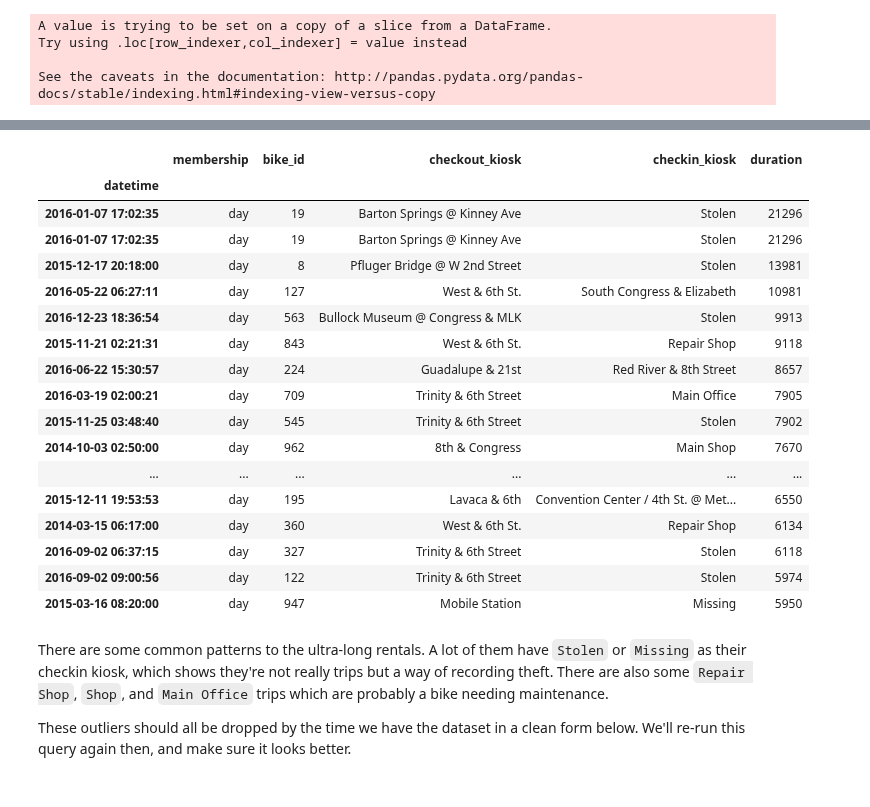
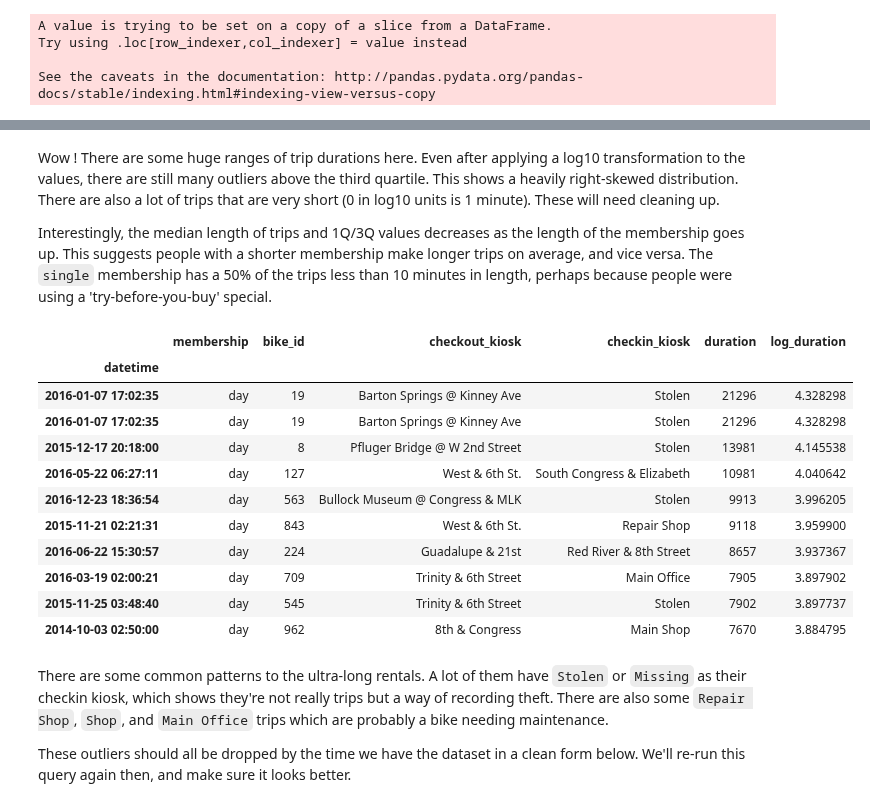
Before and after one commit to timgasser/bcycle-austin, a Jupyter notebook: notebooks/bcycle_all_data_eda.ipynb, the cells around one changed output, grey strips where cells are left out. Drawn from its saved outputs; the diff is of its cells as text; code cells hidden in the pictures.

Commit message:
Finished the data cleaning and EDA notebook.

```diff
--- a/notebooks/bcycle_all_data_eda.ipynb
+++ b/notebooks/bcycle_all_data_eda.ipynb
@@ -231,0 +218,29 @@ Wow ! Those are some long trips. There are some huge outliers here we need to re
+# %%
+# Show histogram of trip duration by membership type
+# g = sns.FacetGrid(trip_df, row='membership', sharey=False, sharex=False, margin_titles=True, size=4)
+# g.map(plt.hist, 'duration')
+trip_df
+
+membership_order = ['single', 'day', 'weekend', 'week', 'month', 'semester', 'year', 'triannual']
+
+def plot_boxplot(df, order, x, y, figsize, title, xlabel, ylabel):
+    '''Plots a boxplot using given '''
+    fig, ax = plt.subplots(1,1, figsize=figsize)
+    ax = sns.boxplot(data=df, x=x, y=y, order=order)
+    ax.set_xlabel(xlabel, fontdict={'size' : 14})
+    ax.set_ylabel(ylabel, fontdict={'size' : 14})
+    ax.set_title(title, fontdict={'size' : 18})
+    ax.tick_params(axis='x', labelsize=14)
+    ax.tick_params(axis='y', labelsize=14)
+    ttl = ax.title
+    ttl.set_position([.5, 1.02])
+
+# Log-transform the durations to compress range
+trip_df['log_duration'] = trip_df['duration'].apply(np.log10)
+plot_boxplot(trip_df, order=membership_order, x='membership', y='log_duration', figsize=(20,10),
+            title='Trip duration by membership type', xlabel='Membership', ylabel='Trip duration (log10 minutes)')
+# sns.boxplot(data=trip_df, x='membership', y='duration')
+
+# g = sns.FacetGrid(tips, row="sex", col="time", margin_titles=True)
+# bins = np.linspace(0, 60, 13)
+# g.map(plt.hist, "total_bill", color="steelblue", bins=bins, lw=0)
@@ -232,25 +249,23 @@ Wow ! Those are some long trips. There are some huge outliers here we need to re
+# %% [markdown]
+Wow ! There are some huge ranges of trip durations here. Even after applying a log10 transformation to the values, there are still many outliers above the third quartile. This shows a heavily right-skewed distribution. There are also a lot of trips that are very short (0 in log10 units is 1 minute). These will need cleaning up.
+
+Interestingly, the median length of trips and 1Q/3Q values decreases as the length of the membership goes up. This suggests people with a shorter membership make longer trips on average, and vice versa. The `single` membership has a 50% of the trips less than 10 minutes in length, perhaps because people were using a 'try-before-you-buy' special.
 # %%
-# Show the 20 longest trips
-trip_df.sort_values('duration', ascending=False).head(20)
+# Show some of the longest trips
+trip_df.sort_values('duration', ascending=False).head(10)
 # %% [output]
-|  | membership | bike_id | checkout_kiosk | checkin_kiosk | duration |
-| datetime |  |  |  |  |  |
-| 2016-01-07 17:02:35 | day | 19 | Barton Springs @ Kinney Ave | Stolen | 21296 |
-| 2016-01-07 17:02:35 | day | 19 | Barton Springs @ Kinney Ave | Stolen | 21296 |
-| 2015-12-17 20:18:00 | day | 8 | Pfluger Bridge @ W 2nd Street | Stolen | 13981 |
-| 2016-05-22 06:27:11 | day | 127 | West & 6th St. | South Congress & Elizabeth | 10981 |
-| 2016-12-23 18:36:54 | day | 563 | Bullock Museum @ Congress & MLK | Stolen | 9913 |
-| 2015-11-21 02:21:31 | day | 843 | West & 6th St. | Repair Shop | 9118 |
-| 2016-06-22 15:30:57 | day | 224 | Guadalupe & 21st | Red River & 8th Street | 8657 |
-| 2016-03-19 02:00:21 | day | 709 | Trinity & 6th Street | Main Office | 7905 |
-| 2015-11-25 03:48:40 | day | 545 | Trinity & 6th Street | Stolen | 7902 |
-| 2014-10-03 02:50:00 | day | 962 | 8th & Congress | Main Shop | 7670 |
-| ... | ... | ... | ... | ... | ... |
-| 2015-12-11 19:53:53 | day | 195 | Lavaca & 6th | Convention Center / 4th St. @ Met... | 6550 |
-| 2014-03-15 06:17:00 | day | 360 | West & 6th St. | Repair Shop | 6134 |
-| 2016-09-02 06:37:15 | day | 327 | Trinity & 6th Street | Stolen | 6118 |
-| 2016-09-02 09:00:56 | day | 122 | Trinity & 6th Street | Stolen | 5974 |
-| 2015-03-16 08:20:00 | day | 947 | Mobile Station | Missing | 5950 |
+|  | membership | bike_id | checkout_kiosk | checkin_kiosk | duration | log_duration |
+| datetime |  |  |  |  |  |  |
+| 2016-01-07 17:02:35 | day | 19 | Barton Springs @ Kinney Ave | Stolen | 21296 | 4.328298 |
+| 2016-01-07 17:02:35 | day | 19 | Barton Springs @ Kinney Ave | Stolen | 21296 | 4.328298 |
+| 2015-12-17 20:18:00 | day | 8 | Pfluger Bridge @ W 2nd Street | Stolen | 13981 | 4.145538 |
+| 2016-05-22 06:27:11 | day | 127 | West & 6th St. | South Congress & Elizabeth | 10981 | 4.040642 |
+| 2016-12-23 18:36:54 | day | 563 | Bullock Museum @ Congress & MLK | Stolen | 9913 | 3.996205 |
+| 2015-11-21 02:21:31 | day | 843 | West & 6th St. | Repair Shop | 9118 | 3.959900 |
+| 2016-06-22 15:30:57 | day | 224 | Guadalupe & 21st | Red River & 8th Street | 8657 | 3.937367 |
+| 2016-03-19 02:00:21 | day | 709 | Trinity & 6th Street | Main Office | 7905 | 3.897902 |
+| 2015-11-25 03:48:40 | day | 545 | Trinity & 6th Street | Stolen | 7902 | 3.897737 |
+| 2014-10-03 02:50:00 | day | 962 | 8th & Congress | Main Shop | 7670 | 3.884795 |
 # %% [markdown]
 There are some common patterns to the ultra-long rentals. A lot of them have `Stolen` or `Missing` as their checkin kiosk, which shows they're not really trips but a way of recording theft. There are also some `Repair Shop`, `Shop`, and `Main Office` trips which are probably a bike needing maintenance.
 
```
Also changed, not shown: parts of 41 cells of this notebook.
